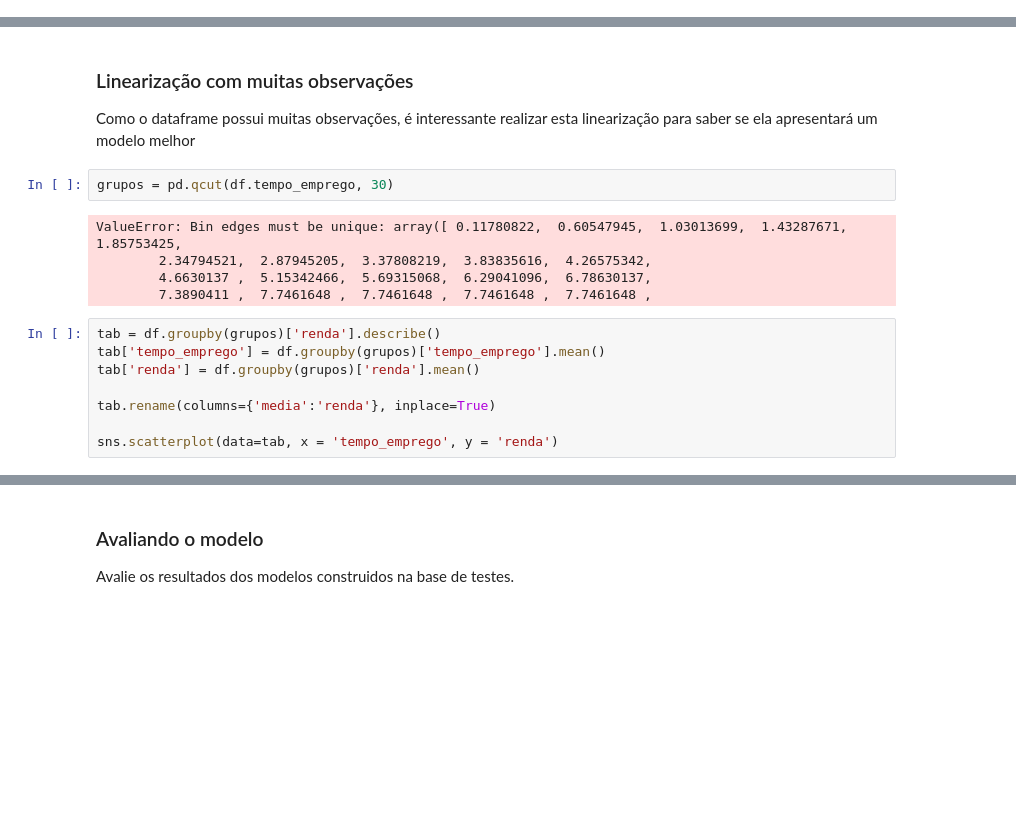
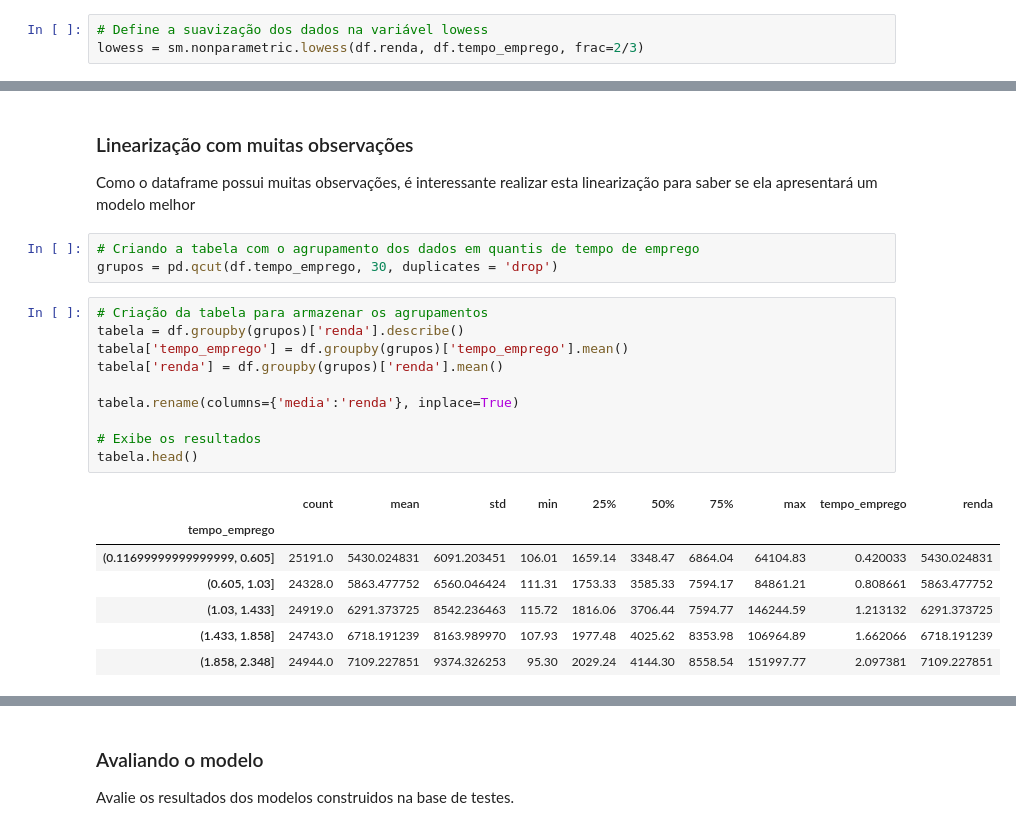
Before and after one commit to rafazagari/Curso-EBAC-Data-Science, a Jupyter notebook: Modulo 34 - Tarefa - Regressão 3.ipynb, the cells around one changed output, grey strips where cells are left out. Drawn from its saved outputs; the diff is of its cells as text; blank space fills up the shorter version.

```diff
--- a/Modulo 34 - Tarefa - Regressão 3.ipynb
+++ b/Modulo 34 - Tarefa - Regressão 3.ipynb
@@ -278,0 +242,3 @@ plt.show()
+# %%
+# Define a suavização dos dados na variável lowess
+lowess = sm.nonparametric.lowess(df.renda, df.tempo_emprego, frac=2/3)
@@ -359,18 +336,24 @@ Notes:
 # %% [markdown]
 ### Linearização com muitas observações
 Como o dataframe possui muitas observações, é interessante realizar esta linearização para saber se ela apresentará um modelo melhor
-# %%
-grupos = pd.qcut(df.tempo_emprego, 30)
-# %% [output]
-ValueError: Bin edges must be unique: array([ 0.11780822,  0.60547945,  1.03013699,  1.43287671,  1.85753425,
-        2.34794521,  2.87945205,  3.37808219,  3.83835616,  4.26575342,
-        4.6630137 ,  5.15342466,  5.69315068,  6.29041096,  6.78630137,
-        7.3890411 ,  7.7461648 ,  7.7461648 ,  7.7461648 ,  7.7461648 ,
+# %%
+# Criando a tabela com o agrupamento dos dados em quantis de tempo de emprego
+grupos = pd.qcut(df.tempo_emprego, 30, duplicates = 'drop')
 # %%
-tab = df.groupby(grupos)['renda'].describe()
-tab['tempo_emprego'] = df.groupby(grupos)['tempo_emprego'].mean()
-tab['renda'] = df.groupby(grupos)['renda'].mean()
+# Criação da tabela para armazenar os agrupamentos
+tabela = df.groupby(grupos)['renda'].describe()
+tabela['tempo_emprego'] = df.groupby(grupos)['tempo_emprego'].mean()
+tabela['renda'] = df.groupby(grupos)['renda'].mean()
 
-tab.rename(columns={'media':'renda'}, inplace=True)
+tabela.rename(columns={'media':'renda'}, inplace=True)
 
-sns.scatterplot(data=tab, x = 'tempo_emprego', y = 'renda')
+# Exibe os resultados
+tabela.head()
+# %% [output]
+|  | count | mean | std | min | 25% | 50% | 75% | max | tempo_emprego | renda |
+| tempo_emprego |  |  |  |  |  |  |  |  |  |  |
+| (0.11699999999999999, 0.605] | 25191.0 | 5430.024831 | 6091.203451 | 106.01 | 1659.14 | 3348.47 | 6864.04 | 64104.83 | 0.420033 | 5430.024831 |
+| (0.605, 1.03] | 24328.0 | 5863.477752 | 6560.046424 | 111.31 | 1753.33 | 3585.33 | 7594.17 | 84861.21 | 0.808661 | 5863.477752 |
+| (1.03, 1.433] | 24919.0 | 6291.373725 | 8542.236463 | 115.72 | 1816.06 | 3706.44 | 7594.77 | 146244.59 | 1.213132 | 6291.373725 |
+| (1.433, 1.858] | 24743.0 | 6718.191239 | 8163.989970 | 107.93 | 1977.48 | 4025.62 | 8353.98 | 106964.89 | 1.662066 | 6718.191239 |
+| (1.858, 2.348] | 24944.0 | 7109.227851 | 9374.326253 | 95.30 | 2029.24 | 4144.30 | 8558.54 | 151997.77 | 2.097381 | 7109.227851 |
```
Also changed, not shown: parts of 13 cells of this notebook, 4 other files.
